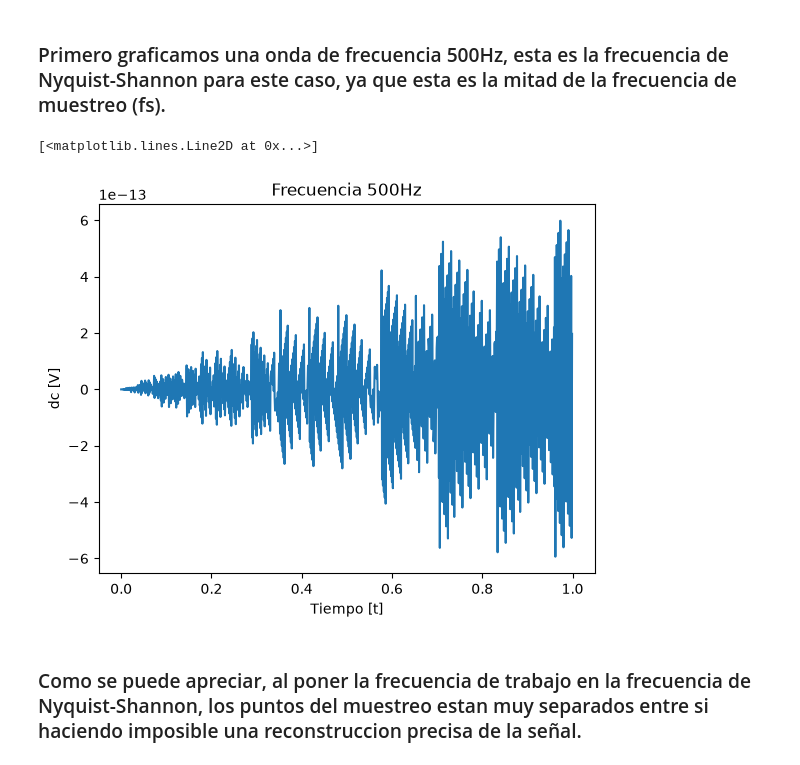
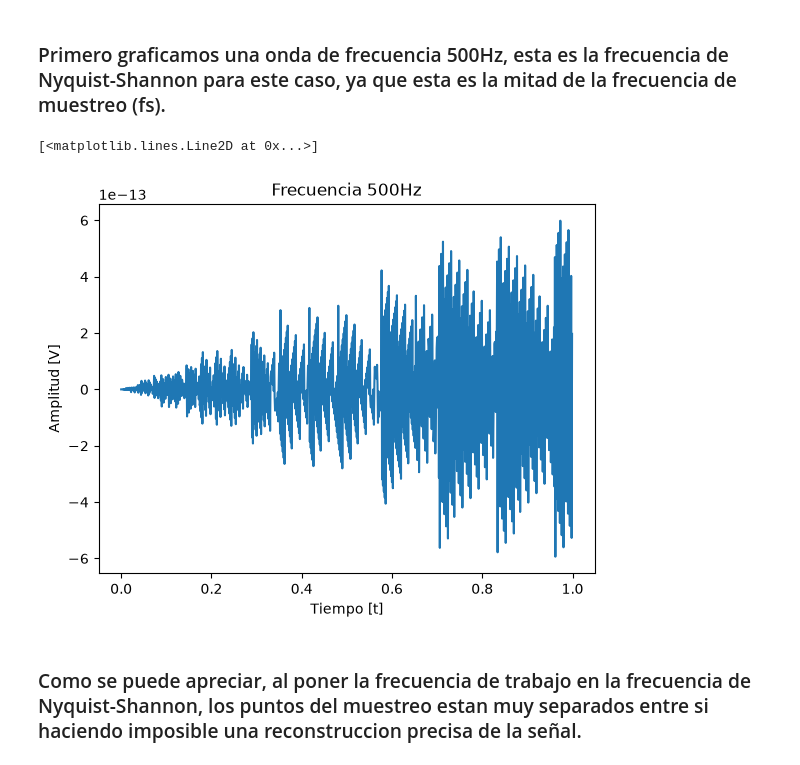
Before and after one commit to Nicolas-Bravo-B/APS, a Jupyter notebook: TS0_Nicolas_Bravo_Behnke.ipynb, the cells around one changed output. Cells and saved outputs as stored; diff of their text form; code cells hidden in the pictures.

```diff
--- a/TS0_Nicolas_Bravo_Behnke.ipynb
+++ b/TS0_Nicolas_Bravo_Behnke.ipynb
@@ -45,13 +45,13 @@ plt.plot(tt, xx)
 # %%
 ff = 500
 tt, xx = mi_funcion_sen(vmax, dc, ff, ph, nn, fs)
 plt.title(f"Frecuencia {ff}Hz")
 plt.xlabel("Tiempo [t]")
-plt.ylabel("dc [V]")
+plt.ylabel("Amplitud [V]")
 plt.plot(tt, xx)
 # %% [output]
 [<matplotlib.lines.Line2D at 0x...>]
-[figure, old version]
+[figure, new version]
 # %% [markdown]
 ### Como se puede apreciar, al poner la frecuencia de trabajo en la frecuencia de Nyquist-Shannon, los puntos del muestreo estan muy separados entre si haciendo imposible una reconstruccion precisa de la señal.
 # %%
```
Also changed, not shown: parts of 6 cells of this notebook.
